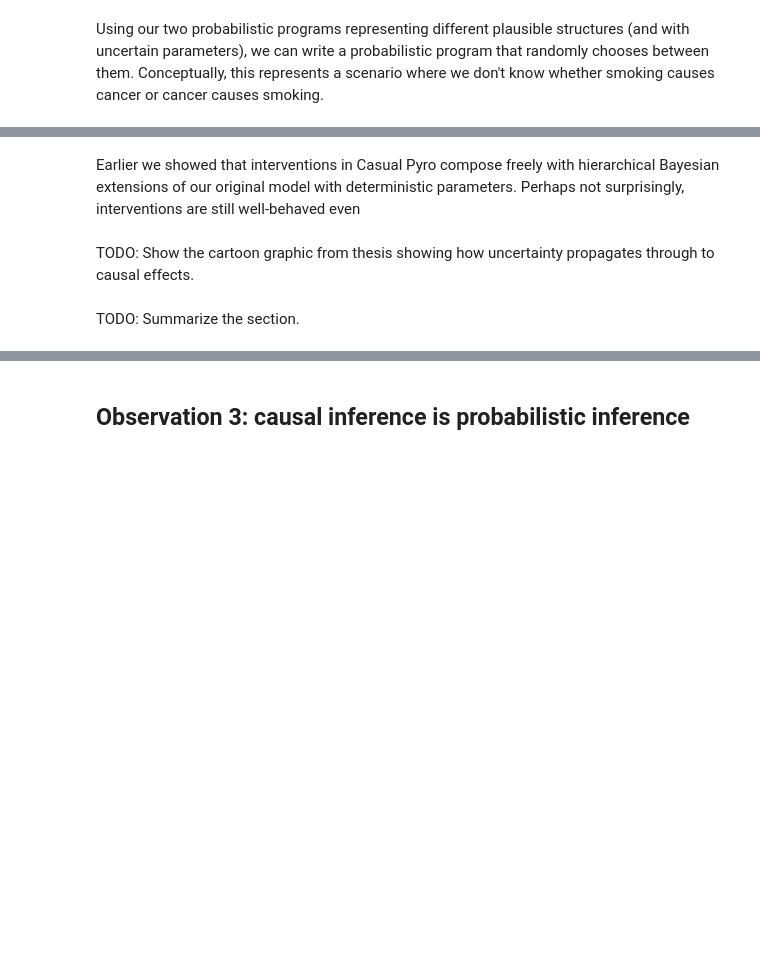
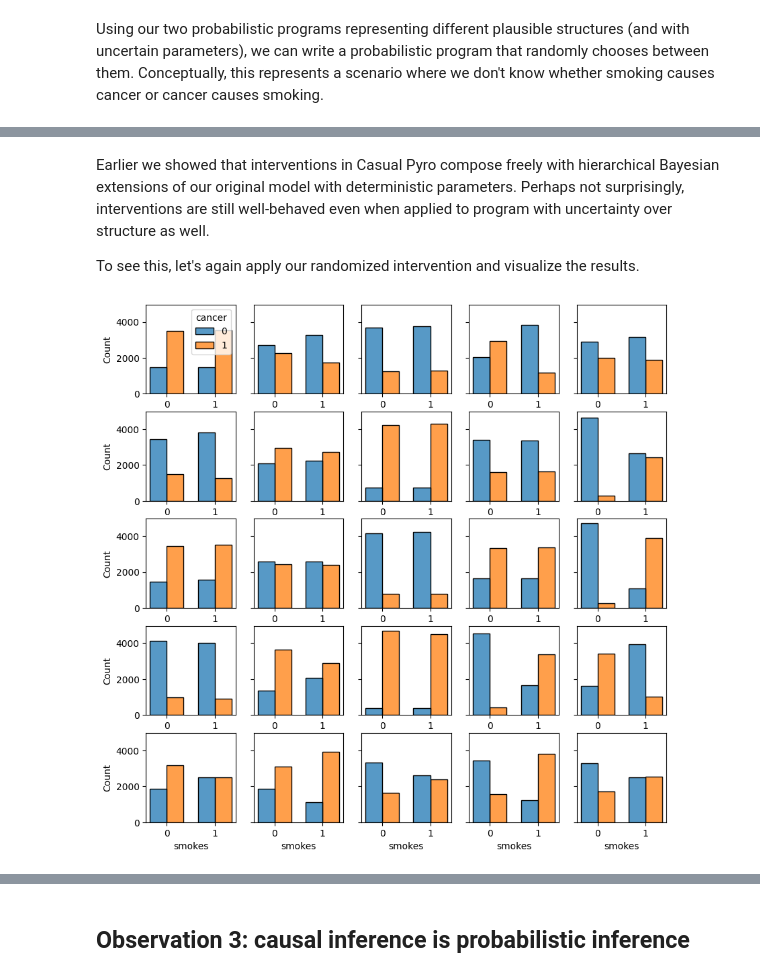
Before and after one commit to BasisResearch/chirho, a Jupyter notebook: docs/source/tutorial_i.ipynb, the cells around one changed output, grey strips where cells are left out. Drawn from its saved outputs; the diff is of its cells as text; code cells hidden in the pictures; blank space fills up the shorter version.

```diff
--- a/docs/source/tutorial_i.ipynb
+++ b/docs/source/tutorial_i.ipynb
@@ -413,7 +399,7 @@ from pyro.distributions import Bernoulli
 def bayesian_observational_model_unknown_structure(n_individuals):
 
     is_original_model = pyro.sample("is_original_model", Bernoulli(0.5))
-    model = bayesian_observational_model if is_original_model else bayesian_alternative_observational_model
+    model = bayesian_observational_model if is_original_model else bayesian_observational_model_alt
 
     return model(n_individuals)
 
@@ -440,7 +426,24 @@ for i in range(25):
 # %% [markdown]
 Earlier we showed that interventions in Casual Pyro compose freely with hierarchical Bayesian extensions of our original model with deterministic parameters.
-Perhaps not surprisingly, interventions are still well-behaved even
+Perhaps not surprisingly, interventions are still well-behaved even when applied to program with uncertainty over structure as well.
+
+To see this, let's again apply our randomized intervention and visualize the results.
-# %% [markdown]
-TODO: Show the cartoon graphic from thesis showing how uncertainty propagates through to causal effects.
-# %% [markdown]
-TODO: Summarize the section.
+# %%
+bayesian_randomized_model_unknown_structure = randomized_intervention(bayesian_observational_model_unknown_structure, "smokes", n_individuals)
+
+# NOTE: It's not quite right to say that plates and intervention commute, as the intervention need to be over the full population (see torch.ones above vs. torch.tensor([1.]) previously)
+# TODO: refine the language to be more precise (or acknowledge imprecession) about this point.
+
+_, ax = plt.subplots(5, 5, sharey=True, figsize=(10,10))
+
+for i in range(25):
+
+    row = i % 5
+    col = i // 5
+
+    stress_r, smokes_r, cancer_r = bayesian_randomized_model_unknown_structure(n_individuals)
+    data_r = torch.concat((stress_r.reshape(-1, 1), smokes_r.reshape(-1, 1), cancer_r.reshape(-1, 1)), axis=-1)
+    frame_r = pd.DataFrame(data_r.numpy(), columns=["stressed", "smokes", "cancer"]).astype("category").replace({0:"0", 1:"1"})
+    sns.histplot(x='smokes', hue='cancer', multiple="dodge", shrink=0.7, data=frame_r, ax=ax[row, col], legend = (False if i else True))
+# %% [output]
+[figure, added]
```
Also changed, not shown: parts of 14 cells of this notebook, 1 other file.
